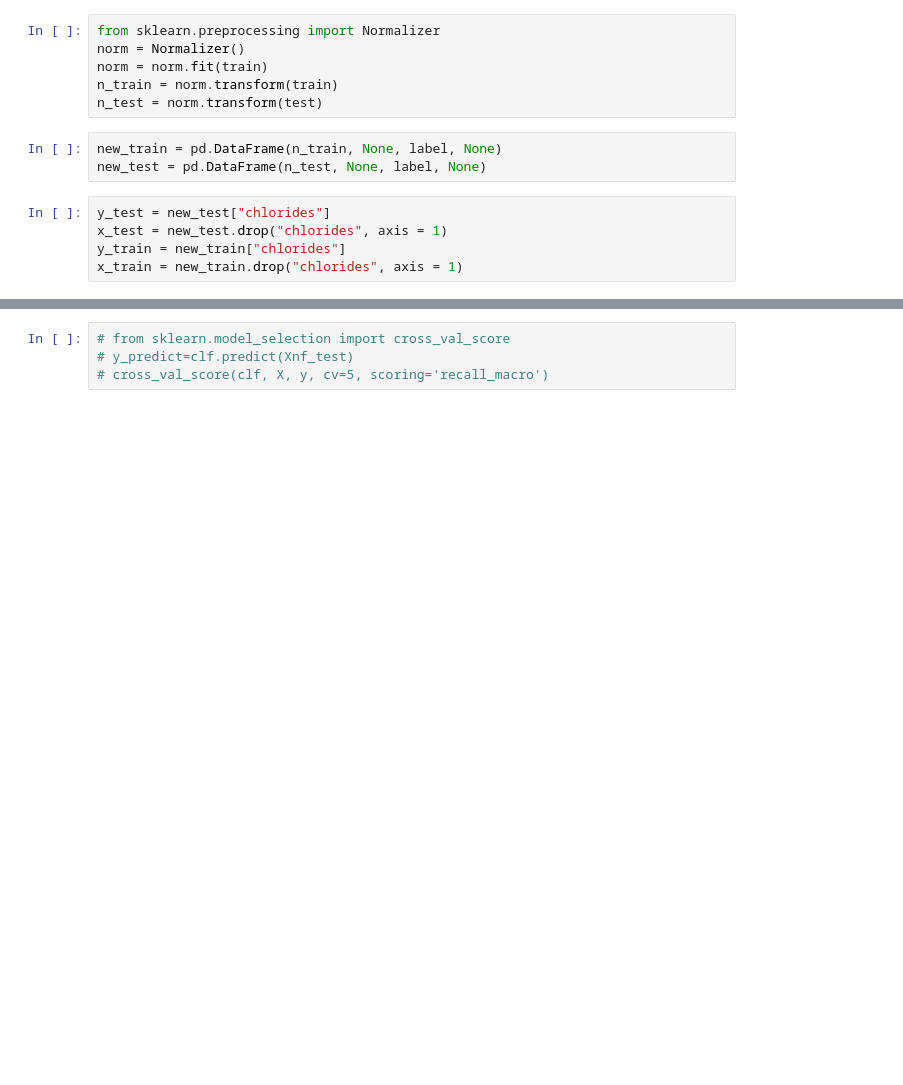
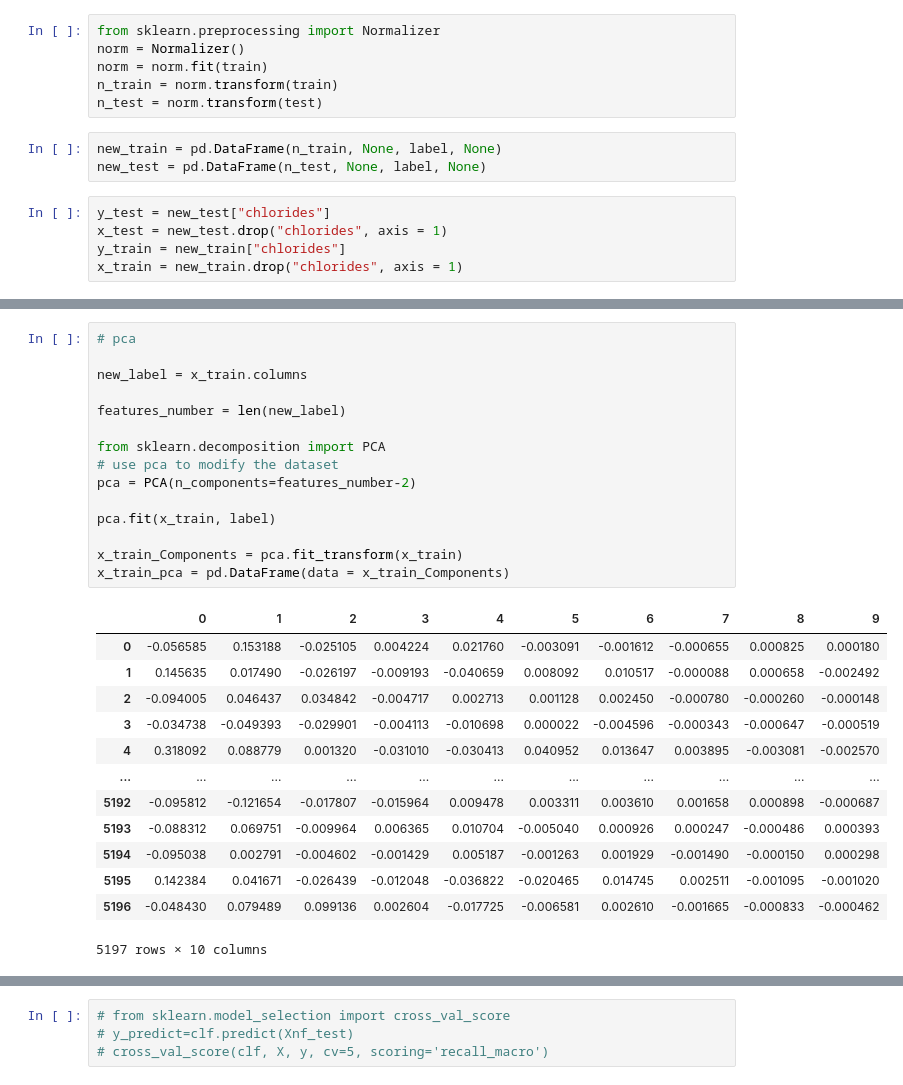
Before and after one commit to ChengyangZhong/Machine-Learning-Project-Group-6, a Jupyter notebook: svm_regression.ipynb, the cells around one changed output, grey strips where cells are left out. Drawn from its saved outputs; the diff is of its cells as text; blank space fills up the shorter version.

```diff
--- a/svm_regression.ipynb
+++ b/svm_regression.ipynb
@@ -78,3 +51,32 @@ TypeError: fit() missing 1 required positional argument: 'y'
+# %%
+# pca
+
+new_label = x_train.columns
+
+features_number = len(new_label)
+
+from sklearn.decomposition import PCA
+# use pca to modify the dataset
+pca = PCA(n_components=features_number-2)
+
+pca.fit(x_train, label)
+
+x_train_Components = pca.fit_transform(x_train)
+x_train_pca = pd.DataFrame(data = x_train_Components)
+# %% [output]
+|  | 0 | 1 | 2 | 3 | 4 | 5 | 6 | 7 | 8 | 9 |
+| 0 | -0.056585 | 0.153188 | -0.025105 | 0.004224 | 0.021760 | -0.003091 | -0.001612 | -0.000655 | 0.000825 | 0.000180 |
+| 1 | 0.145635 | 0.017490 | -0.026197 | -0.009193 | -0.040659 | 0.008092 | 0.010517 | -0.000088 | 0.000658 | -0.002492 |
+| 2 | -0.094005 | 0.046437 | 0.034842 | -0.004717 | 0.002713 | 0.001128 | 0.002450 | -0.000780 | -0.000260 | -0.000148 |
+| 3 | -0.034738 | -0.049393 | -0.029901 | -0.004113 | -0.010698 | 0.000022 | -0.004596 | -0.000343 | -0.000647 | -0.000519 |
+| 4 | 0.318092 | 0.088779 | 0.001320 | -0.031010 | -0.030413 | 0.040952 | 0.013647 | 0.003895 | -0.003081 | -0.002570 |
+| ... | ... | ... | ... | ... | ... | ... | ... | ... | ... | ... |
+| 5192 | -0.095812 | -0.121654 | -0.017807 | -0.015964 | 0.009478 | 0.003311 | 0.003610 | 0.001658 | 0.000898 | -0.000687 |
+| 5193 | -0.088312 | 0.069751 | -0.009964 | 0.006365 | 0.010704 | -0.005040 | 0.000926 | 0.000247 | -0.000486 | 0.000393 |
+| 5194 | -0.095038 | 0.002791 | -0.004602 | -0.001429 | 0.005187 | -0.001263 | 0.001929 | -0.001490 | -0.000150 | 0.000298 |
+| 5195 | 0.142384 | 0.041671 | -0.026439 | -0.012048 | -0.036822 | -0.020465 | 0.014745 | 0.002511 | -0.001095 | -0.001020 |
+| 5196 | -0.048430 | 0.079489 | 0.099136 | 0.002604 | -0.017725 | -0.006581 | 0.002610 | -0.001665 | -0.000833 | -0.000462 |
+5197 rows × 10 columns
 # %%
 from sklearn.svm import SVR
 
```
Also changed, not shown: parts of 8 cells of this notebook.
